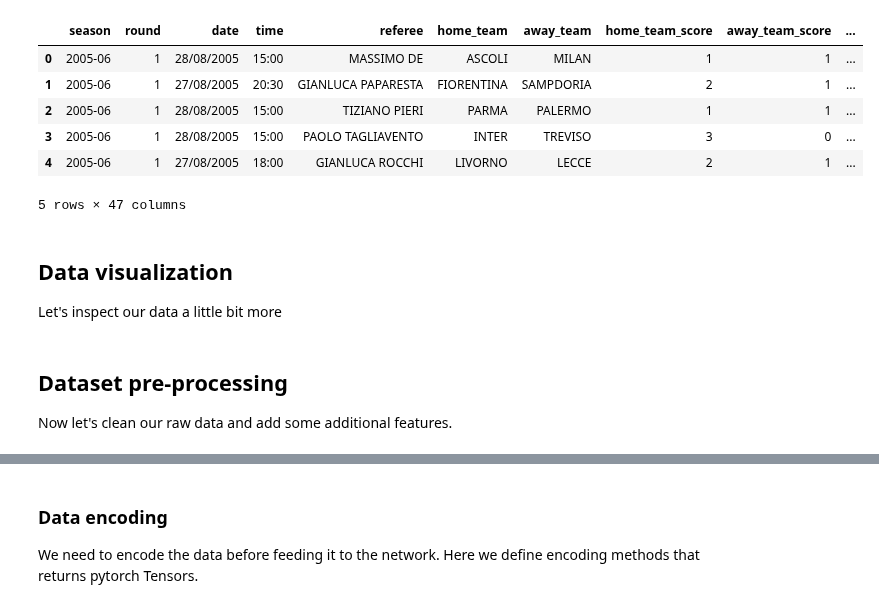
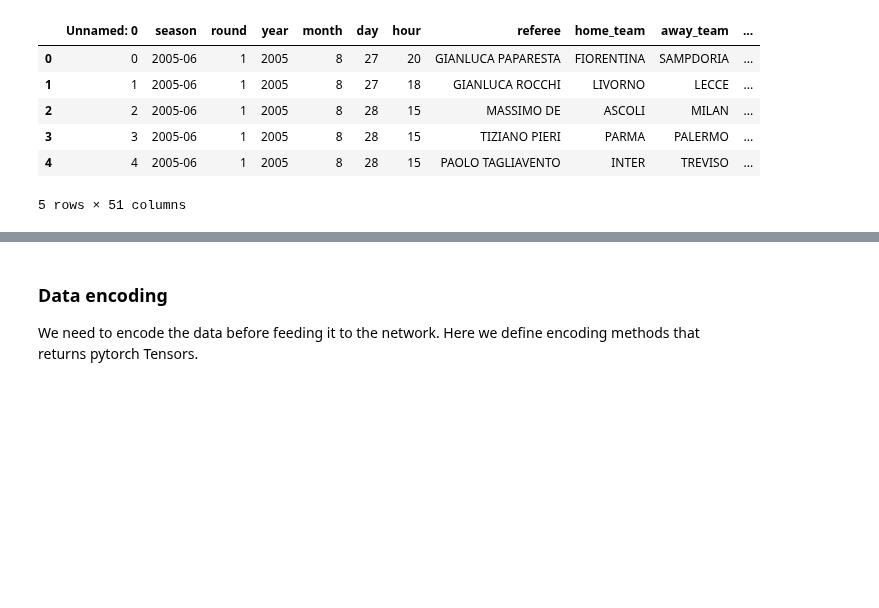
Before and after one commit to davnig/football-match-results-prediction, a Jupyter notebook: train.ipynb, the cells around one changed output, grey strips where cells are left out. Saved outputs shown, nothing was run; the diff lists cells and outputs as text; code cells hidden in the pictures; blank space fills up the shorter version.

```diff
--- a/main.ipynb
+++ b/train.ipynb
@@ -31,13 +20,13 @@ match_cols = ['season', 'round'] + \
 ['away_player_' + str(i) for i in range(1, 12)] + \
 ['away_substitute_' + str(i) for i in range(1, 8)]
 # %%
-train_raw = pd.read_csv('train-raw.csv')
-train_raw.head()
+df = pd.read_csv('train.csv')
+df.head()
 # %% [output]
-|  | season | round | date | time | referee | home_team | away_team | home_team_score | away_team_score | ... |
-| 0 | 2005-06 | 1 | 28/08/2005 | 15:00 | MASSIMO DE | ASCOLI | MILAN | 1 | 1 | ... |
-| 1 | 2005-06 | 1 | 27/08/2005 | 20:30 | GIANLUCA PAPARESTA | FIORENTINA | SAMPDORIA | 2 | 1 | ... |
-| 2 | 2005-06 | 1 | 28/08/2005 | 15:00 | TIZIANO PIERI | PARMA | PALERMO | 1 | 1 | ... |
-| 3 | 2005-06 | 1 | 28/08/2005 | 15:00 | PAOLO TAGLIAVENTO | INTER | TREVISO | 3 | 0 | ... |
-| 4 | 2005-06 | 1 | 27/08/2005 | 18:00 | GIANLUCA ROCCHI | LIVORNO | LECCE | 2 | 1 | ... |
+|  | Unnamed: 0 | season | round | year | month | day | hour | referee | home_team | away_team | ... |
+| 0 | 0 | 2005-06 | 1 | 2005 | 8 | 27 | 20 | GIANLUCA PAPARESTA | FIORENTINA | SAMPDORIA | ... |
+| 1 | 1 | 2005-06 | 1 | 2005 | 8 | 27 | 18 | GIANLUCA ROCCHI | LIVORNO | LECCE | ... |
+| 2 | 2 | 2005-06 | 1 | 2005 | 8 | 28 | 15 | MASSIMO DE | ASCOLI | MILAN | ... |
+| 3 | 3 | 2005-06 | 1 | 2005 | 8 | 28 | 15 | TIZIANO PIERI | PARMA | PALERMO | ... |
+| 4 | 4 | 2005-06 | 1 | 2005 | 8 | 28 | 15 | PAOLO TAGLIAVENTO | INTER | TREVISO | ... |
-5 rows × 47 columns
+5 rows × 51 columns
@@ -47,4 +32,0 @@ train_raw.head()
-# %% [markdown]
-## Data visualization
-
-Let's inspect our data a little bit more
@@ -53,3 +32,0 @@ Let's inspect our data a little bit more
-# %% [markdown]
-## Dataset pre-processing
-Now let's clean our raw data and add some additional features.
```
Also changed, not shown: parts of 29 cells of this notebook, 1 other file.
